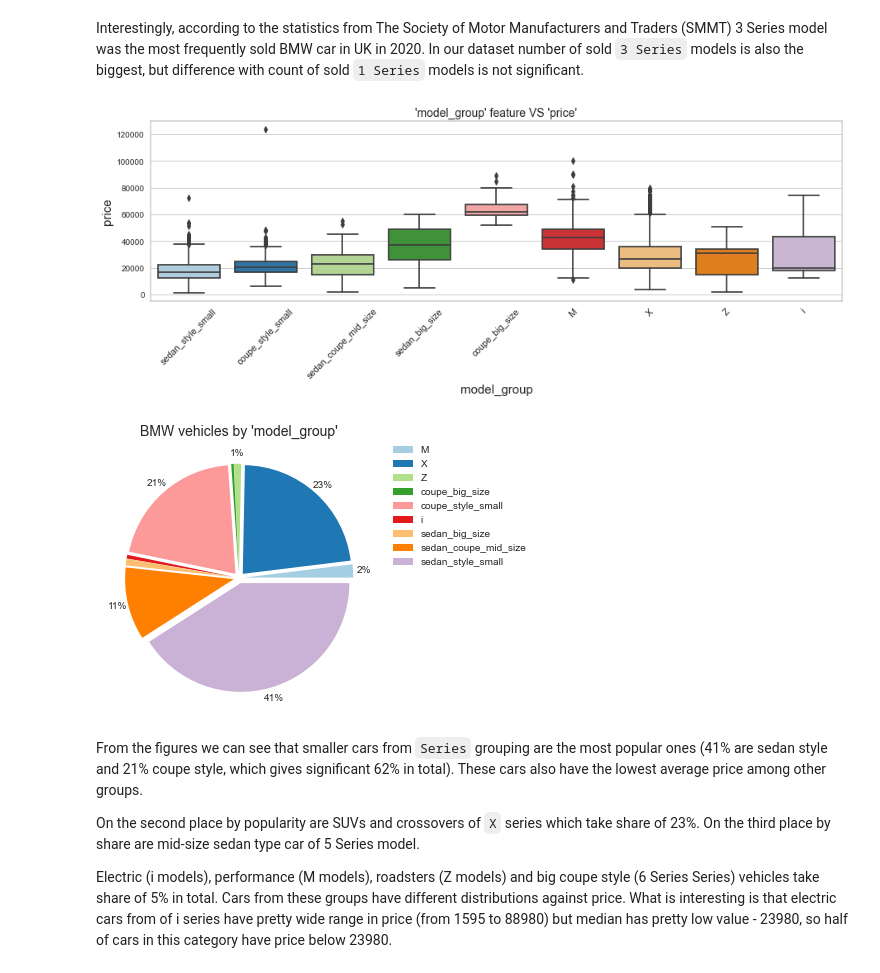
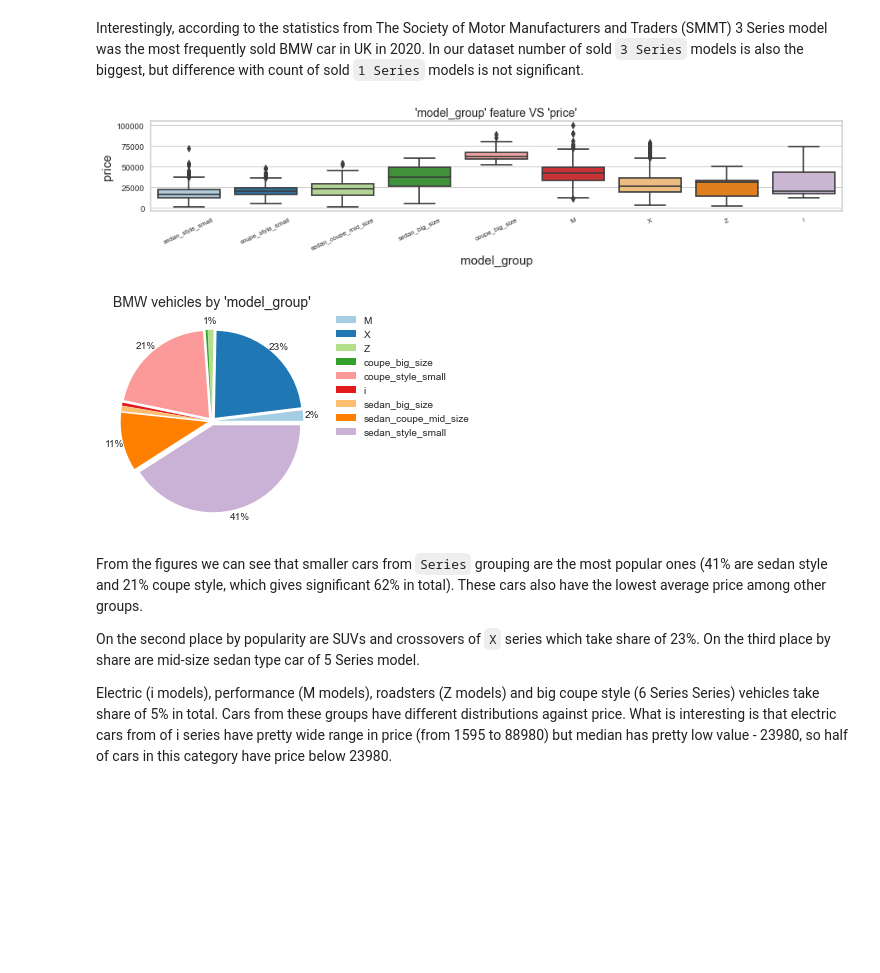
Before and after one commit to Nuitysun/BMW_cars_price_prediction, a Jupyter notebook: Case study.BMW_cars_price_prediction_new_v3.ipynb, the cells around one changed output. Drawn from its saved outputs; the diff is of its cells as text; code cells hidden in the pictures; blank space fills up the shorter version.

```diff
--- a/Case study.BMW_cars_price_prediction_new_v3.ipynb
+++ b/Case study.BMW_cars_price_prediction_new_v3.ipynb
@@ -443,26 +433,26 @@ plt.show()
 # %% [markdown]
 Interestingly, according to the statistics from The Society of Motor Manufacturers and Traders (SMMT) 3 Series model was the most frequently sold BMW car in UK in 2020. In our dataset number of sold `3 Series` models is also the biggest, but difference with count of sold `1 Series` models is not significant.
 # %%
-plt.figure(figsize=(15,4))
+plt.figure(figsize=(15,2))
 ax = sns.boxplot(x='model_group', y='price', data=data.sort_values(by='model'))
 ax.axes.set_title("'model_group' feature VS 'price'", fontsize=14)
-ax.set_xticklabels(labels=data.sort_values(by='model').model_group.unique(), size=11, rotation=45)
+ax.set_xticklabels(labels=data.sort_values(by='model').model_group.unique(), size=8, rotation=25)
 plt.show()
 # %% [output]
-[figure, old version]
+[figure, new version]
 # %%
 def my_autopct(pct):
     return ('%1.0f%%' % pct) if pct > 1 else ''
 
 sns.set_palette(sns.color_palette("Paired"))
 labels, frequencies = np.unique(data.model_group.values, return_counts = True)
-plt.figure(figsize = (5,5))
+plt.figure(figsize = (4,4))
 plt.pie(frequencies, labels = None, autopct = my_autopct, explode = ([0.05]*9), pctdistance = 1.1)
 plt.title("BMW vehicles by 'model_group'", fontsize=14)
 plt.legend(labels, bbox_to_anchor=(1.05, 1), loc=2, borderaxespad=0.)
 plt.show()
 # %% [output]
-[figure, old version]
+[figure, new version]
 # %% [markdown]
 From the figures we can see that smaller cars from `Series` grouping are the most popular ones (41% are sedan style and 21% coupe style, which gives significant 62% in total). These cars also have the lowest average price among other groups.
 
```
Also changed, not shown: parts of 17 cells of this notebook.
